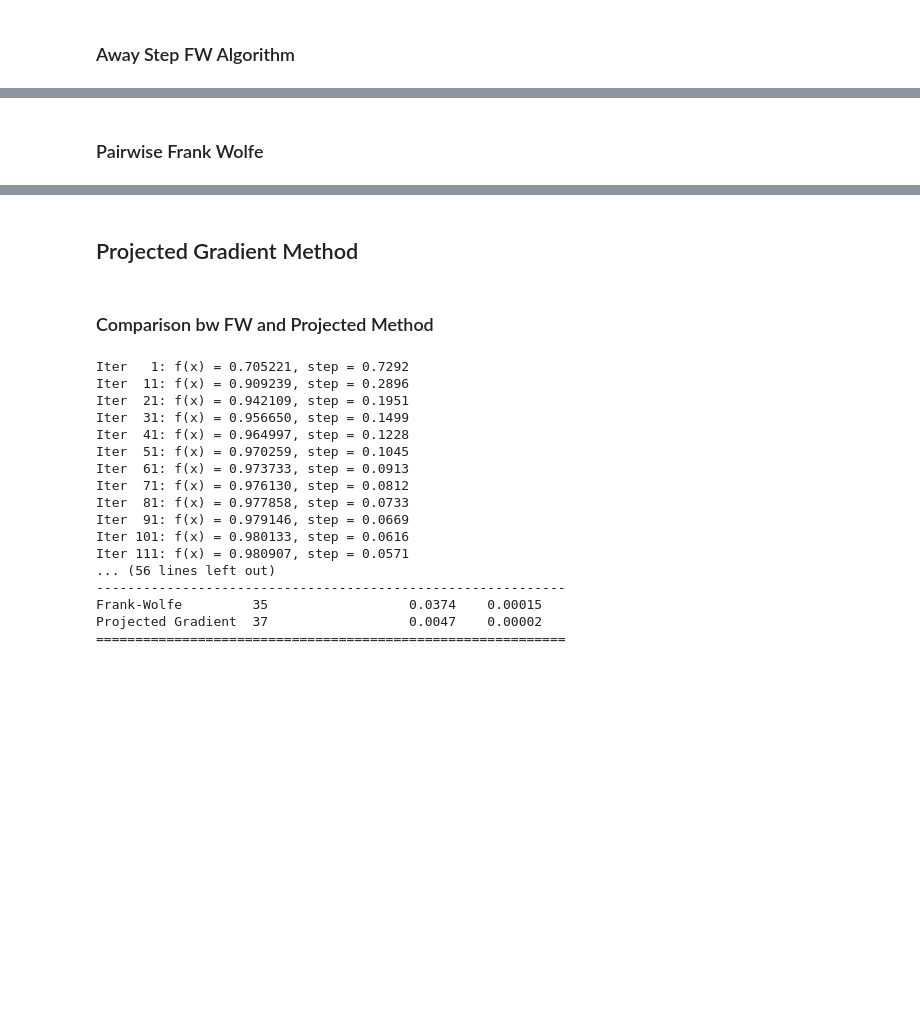
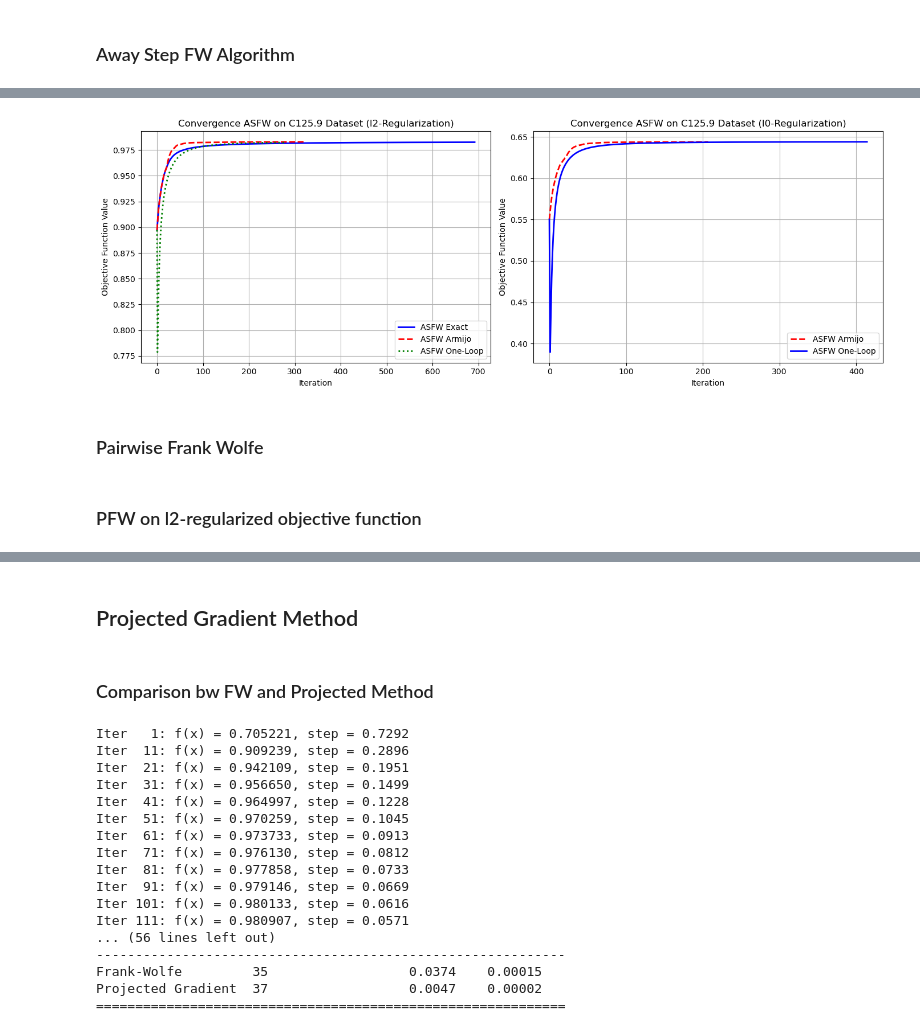
Before and after one commit to alisasnezskaia/Optimization-Clustering-FW, a Jupyter notebook: FW_and_projections.ipynb, the cells around one changed output, grey strips where cells are left out. Saved outputs shown, nothing was run; the diff lists cells and outputs as text; code cells hidden in the pictures; blank space fills up the shorter version.

```diff
--- a/FW_and_projections.ipynb
+++ b/FW_and_projections.ipynb
@@ -387,7 +356,7 @@ plt.show()
 # %% [markdown]
 ### Away Step FW Algorithm
 # %%
-def away_step_frank_wolfe(obj_func, grad_obj_func, A, num_iters=100, line_search=None, tol=1e-6, verbose=True):
+def away_step_frank_wolfe(obj_func, grad_obj_func, A, num_iters, line_search=None, tol=1e-6, verbose=True):
     n = A.shape[0]
     #x = np.ones(n) / n
     x = degree_based_initialization(A)
@@ -419,7 +388,7 @@ def away_step_frank_wolfe(obj_func, grad_obj_func, A, num_iters=100, line_search
         elif line_search == 'armijo':
             step = armijo_line_search(obj_func, x, grad, direction, A, initial_step = 1.0)
         elif line_search == 'demin':
-            step = min(2 / (iter + 2), 1.0)
+            step = min(2 / (iter + 1), 1.0)
         elif line_search == 'log':
             step = log_adaptive_step_size(iter + 1)
 
@@ -562,6 +483,6 @@ Extracted Max Clique is of size: 35.
 # %%
-#  Away-Step Frank-Wolfe with l0 objective and Armijo step size
-x_opt_ASFW_armijo_l0, history_ASFW_armijo_l0 = away_step_frank_wolfe(obj_l0, grad_l0, A, num_iters=1000, line_search='armijo')
-clique_ASFW_armijo_l0, size_clique_ASFW_armijo_l0 = extract_clique_from_solution(x_opt_ASFW_armijo_l0, A)
-print(f'Extracted Max Clique is of size: {size_clique_ASFW_armijo_l0}.')
+# ASFW with Armijo line search
+x_opt_ASFW_armijo_l0_A1, history_ASFW_armijo_l0_A1 = away_step_frank_wolfe(obj_l0, grad_l0, A1, num_iters=1000, line_search='armijo')
+clique_ASFW_armijo_l0_A1, size_clique_ASFW_armijo_l0_A1 = extract_clique_from_solution(x_opt_ASFW_armijo_l0_A1, A1)
+print(f'Extracted Max Clique is of size: {size_clique_ASFW_armijo_l0_A1}.')
 # %% [output]
@@ -601,6 +506,6 @@ Extracted Max Clique is of size: 1.
 # %%
-# Away-Step Frank-Wolfe with l0 objective and one-loop step size
-x_opt_ASFW_log_l0, history_ASFW_log_l0 = away_step_frank_wolfe(obj_l0, grad_l0, A, num_iters=1000, line_search='log')
-clique_ASFW_log_l0, size_clique_ASFW_log_l0 = extract_clique_from_solution(x_opt_ASFW_log_l0, A)
-print(f'Extracted Max Clique is of size: {size_clique_ASFW_log_l0}.')
+# ASFW with One-Loop line search
+x_opt_ASFW_log_l0_A1, history_ASFW_log_l0_A1 = away_step_frank_wolfe(obj_l0, grad_l0, A1, num_iters=1000, line_search='log')
+clique_ASFW_log_l0_A1, size_clique_ASFW_log_l0_A1 = extract_clique_from_solution(x_opt_ASFW_log_l0_A1, A1)
+print(f'Extracted Max Clique is of size: {size_clique_ASFW_log_l0_A1}.')
 # %% [output]
@@ -624,3 +529,38 @@ Extracted Max Clique is of size: 35.
+# %%
+def plot_asfw_results(
+    history_ASFW_exact_l2_A1, history_ASFW_armijo_l2_A1, history_ASFW_log_l2_A1,
+    history_ASFW_armijo_l0_A1, history_ASFW_log_l0_A1, graph_name = None
+):
+    fig, axes = plt.subplots(1, 2, figsize=(14, 5))  # 1 row, 2 columns
+
+    # --- First subplot: l2-Regularization ---
+    axes[0].plot(history_ASFW_exact_l2_A1, label='ASFW Exact', color='blue', linewidth=2, linestyle='-')
+    axes[0].plot(history_ASFW_armijo_l2_A1, label='ASFW Armijo', color='red', linewidth=2, linestyle='--')
+    axes[0].plot(history_ASFW_log_l2_A1, label='ASFW One-Loop', color='green', linewidth=2, linestyle=':')
+    axes[0].set_xlabel("Iteration")
+    axes[0].set_ylabel("Objective Function Value")
+    axes[0].set_title(f"Convergence ASFW on {graph_name} Dataset (l2-Regularization)")
+    axes[0].legend()
+    axes[0].grid(True)
+
+    # --- Second subplot: l0-Regularization ---
+    axes[1].plot(history_ASFW_armijo_l0_A1, label='ASFW Armijo', color='red', linewidth=2, linestyle='--')
+    axes[1].plot(history_ASFW_log_l0_A1, label='ASFW One-Loop', color='blue', linewidth=2, linestyle='-')
+    axes[1].set_xlabel("Iteration")
+    axes[1].set_ylabel("Objective Function Value")
+    axes[1].set_title(f"Convergence ASFW on {graph_name} Dataset (l0-Regularization)")
+    axes[1].legend()
+    axes[1].grid(True)
+
+    plt.tight_layout()
+    plt.show()
+
+plot_asfw_results(
+    history_ASFW_exact_l2_A1, history_ASFW_armijo_l2_A1, history_ASFW_log_l2_A1,
+    history_ASFW_armijo_l0_A1, history_ASFW_log_l0_A1, graph_name= 'C125.9'
+)
+# %% [output]
+[figure, added]
 # %% [markdown]
 ### Pairwise Frank Wolfe
 # %%
@@ -683,3 +623,5 @@ def pairwise_frank_wolfe(obj_func, grad_obj_func, A, num_iters=100, line_search=
 
     return opt_x, history
+# %% [markdown]
+### PFW on l2-regularized objective function
 # %%
```
Also changed, not shown: parts of 63 cells of this notebook.
